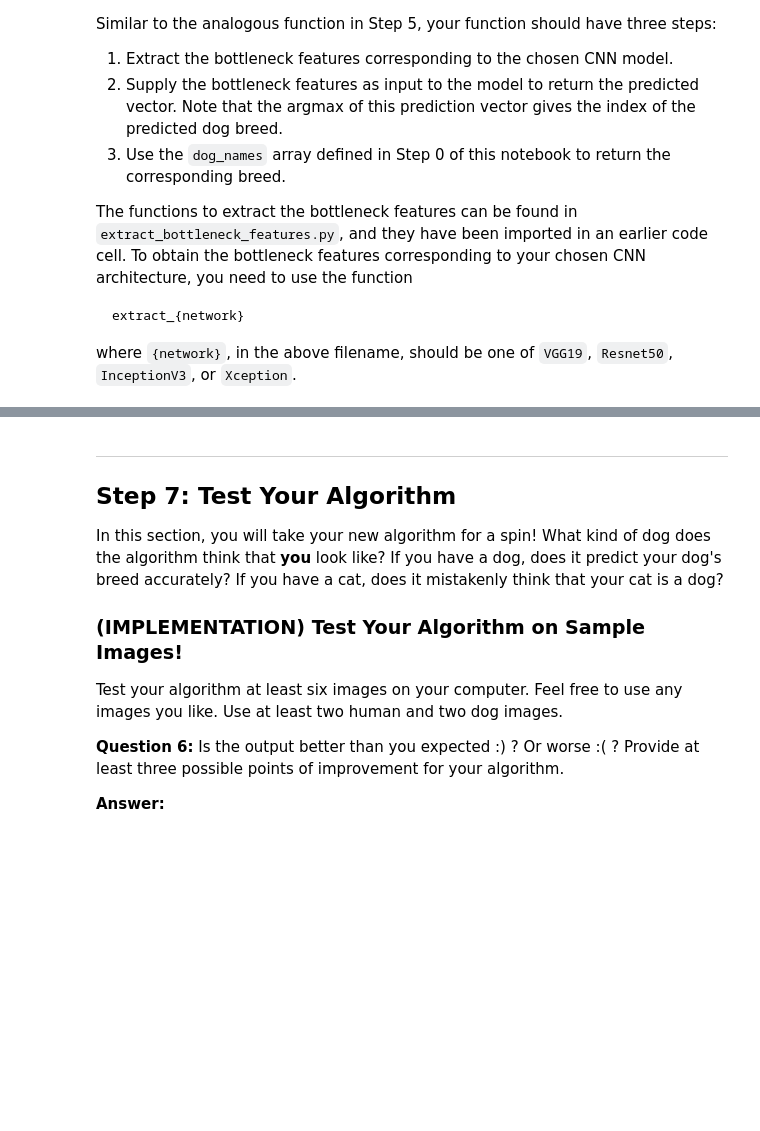
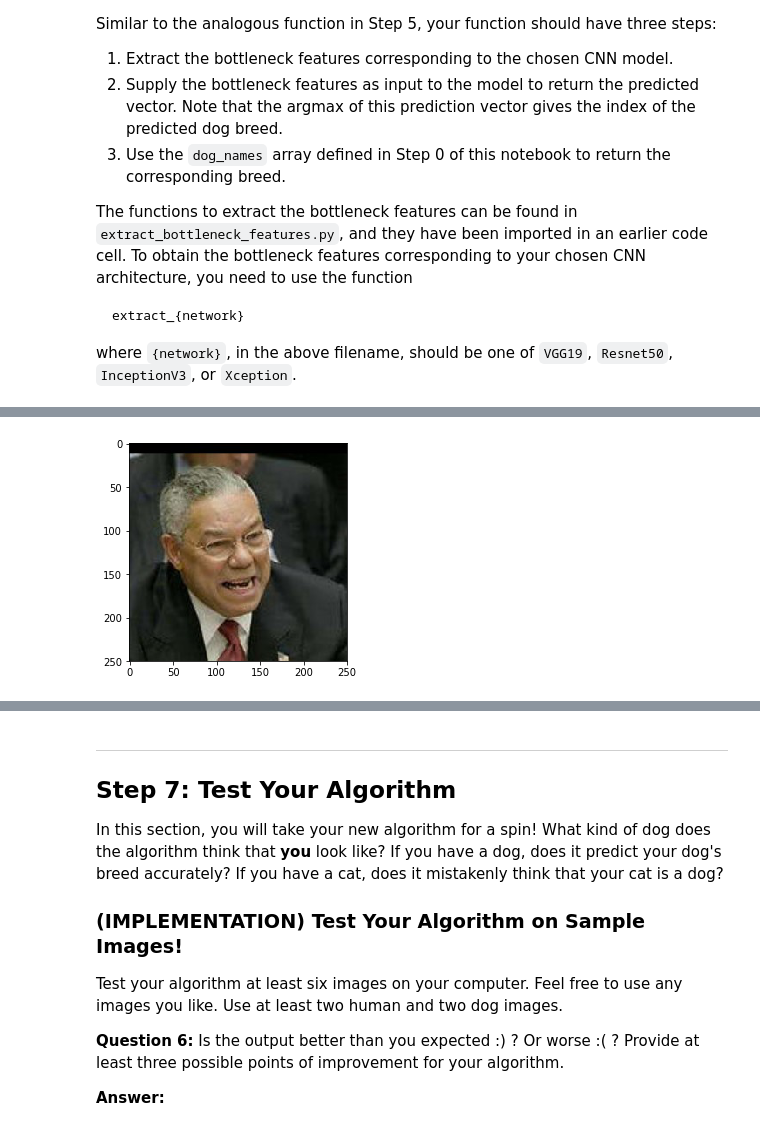
Before and after one commit to grantaguinaldo/dog-project, a Jupyter notebook: working/dog_app.ipynb, the cells around one changed output, grey strips where cells are left out. Saved outputs shown, nothing was run; the diff lists cells and outputs as text; code cells hidden in the pictures; blank space fills up the shorter version.

```diff
--- a/working/dog_app.ipynb
+++ b/working/dog_app.ipynb
@@ -803,13 +803,16 @@ def dog_breed_detector(img_path):
     supply a new image.
     '''
 
-    display(Image(img_path,width=200,height=200))
+    img = cv2.imread(img_path)
+    cv_rgb = cv2.cvtColor(img, cv2.COLOR_BGR2RGB)
+    plt.imshow(cv_rgb)
+    plt.show()
 
     if dog_detector(img_path) == 1:
-        print('This is a dog and the predicted breed is: ')
-        return dog_predict_breed_resnet_model(img_path)
+        print('This is a dog, and the predicted breed is: ')
+        return print(dog_predict_breed_resnet_model(img_path))
     elif face_detector(img_path) == 1:
-        print('This is a a human and the predicted dog breed is: ')
-        return dog_predict_breed_resnet_model(img_path)
+        print('This is a human, and the predicted dog breed is: ')
+        return print(dog_predict_breed_resnet_model(img_path))
     else:
         return print('The model cannot determine if the image is a dog or a human.  Try again.')
@@ -817,0 +819,4 @@ def dog_breed_detector(img_path):
+# %%
+dog_breed_detector(human_files[15])
+# %% [output]
+[figure, added]
```
Also changed, not shown: parts of 15 cells of this notebook.
